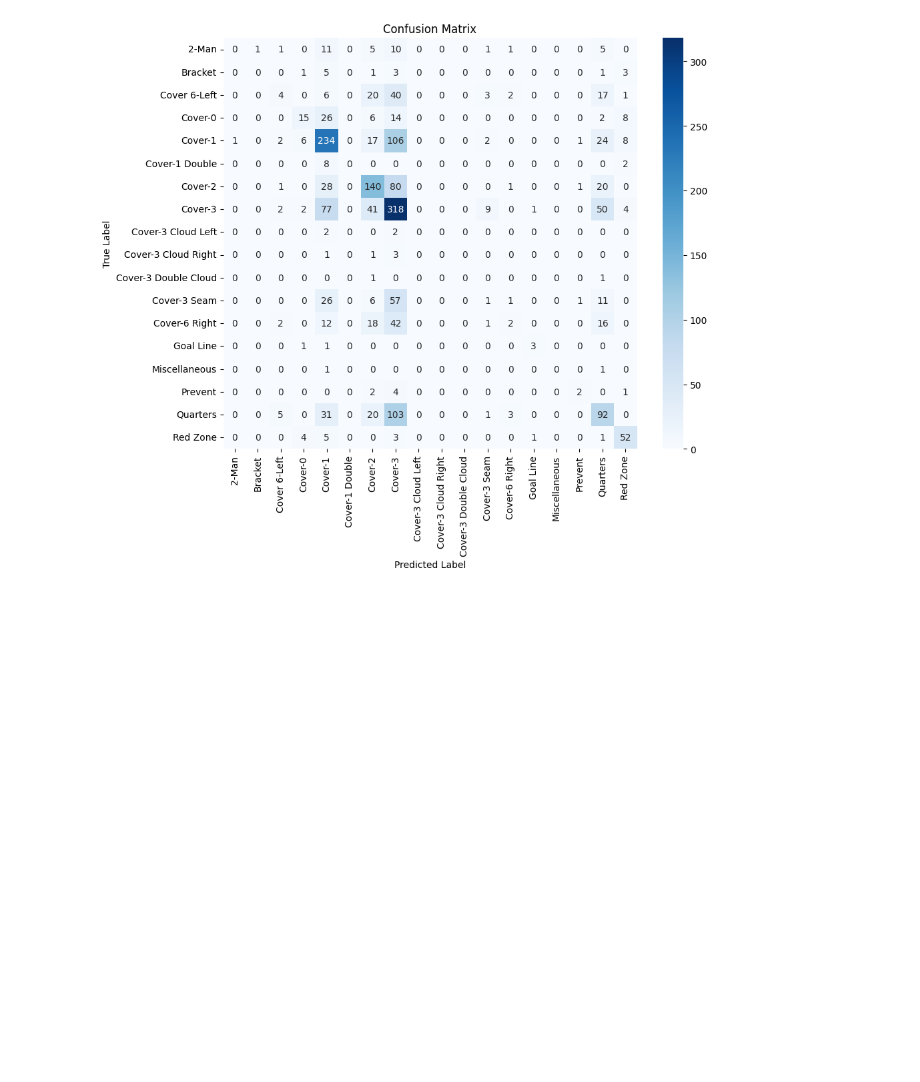
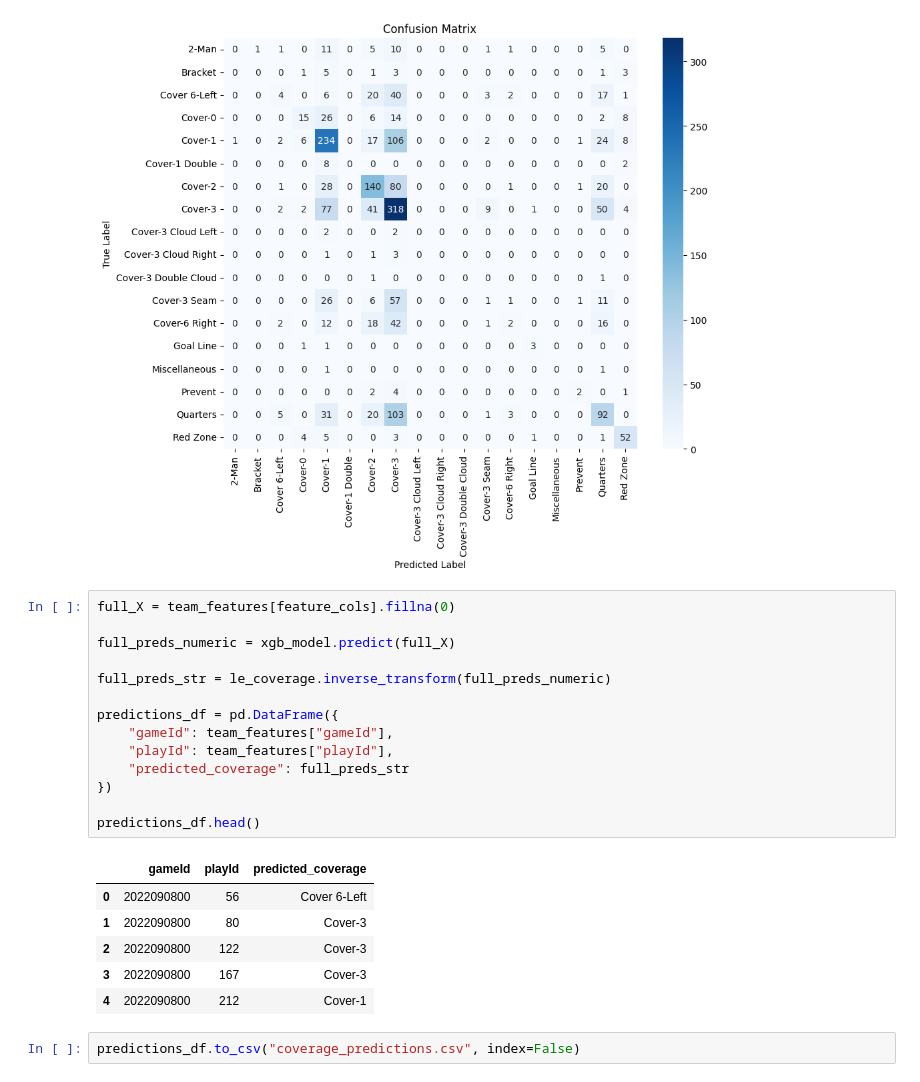
Before and after one commit to Bdet23/BigDataBowl2024-25, a Jupyter notebook: DefCoverage.ipynb, the cells around one changed output. Saved outputs shown, nothing was run; the diff lists cells and outputs as text; blank space fills up the shorter version.

```diff
--- a/DefCoverage.ipynb
+++ b/DefCoverage.ipynb
@@ -252,3 +252,26 @@ plt.ylabel('True Label')
 plt.show()
 # %% [output]
 [figure]
+# %%
+full_X = team_features[feature_cols].fillna(0)
+
+full_preds_numeric = xgb_model.predict(full_X)
+
+full_preds_str = le_coverage.inverse_transform(full_preds_numeric)
+
+predictions_df = pd.DataFrame({
+    "gameId": team_features["gameId"],
+    "playId": team_features["playId"],
+    "predicted_coverage": full_preds_str
+})
+
+predictions_df.head()
+# %% [output]
+|  | gameId | playId | predicted_coverage |
+| 0 | 2022090800 | 56 | Cover 6-Left |
+| 1 | 2022090800 | 80 | Cover-3 |
+| 2 | 2022090800 | 122 | Cover-3 |
+| 3 | 2022090800 | 167 | Cover-3 |
+| 4 | 2022090800 | 212 | Cover-1 |
+# %%
+predictions_df.to_csv("coverage_predictions.csv", index=False)
```
Also changed, not shown: parts of 1 cell of this notebook, 1 other file.
